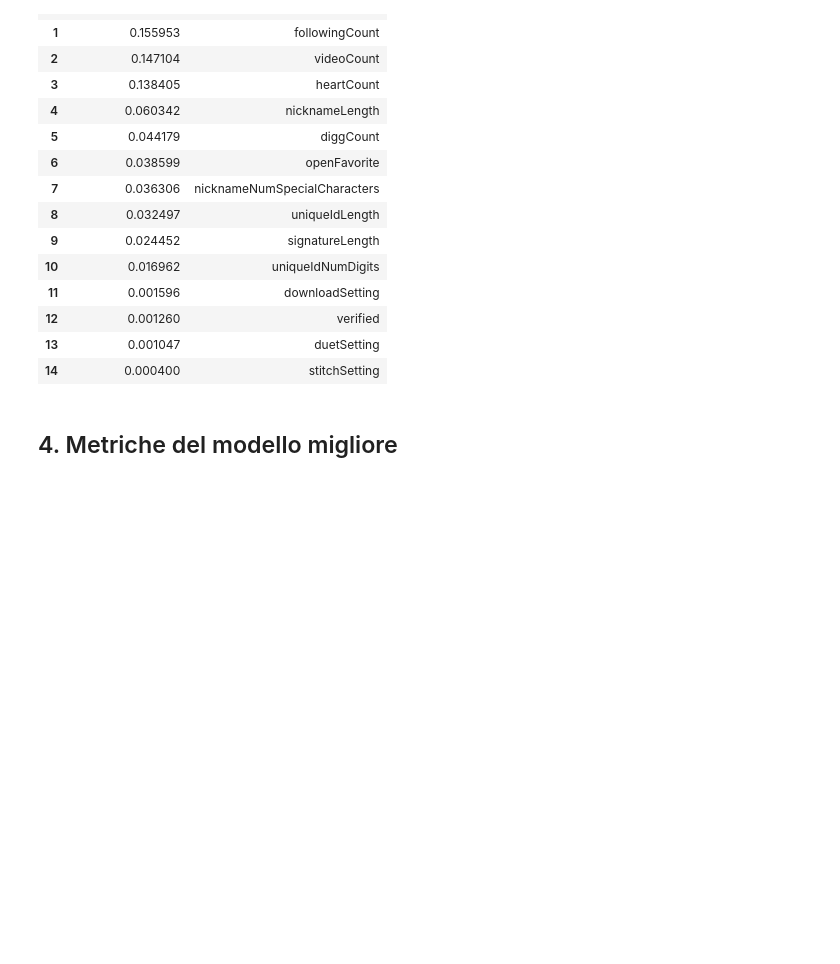
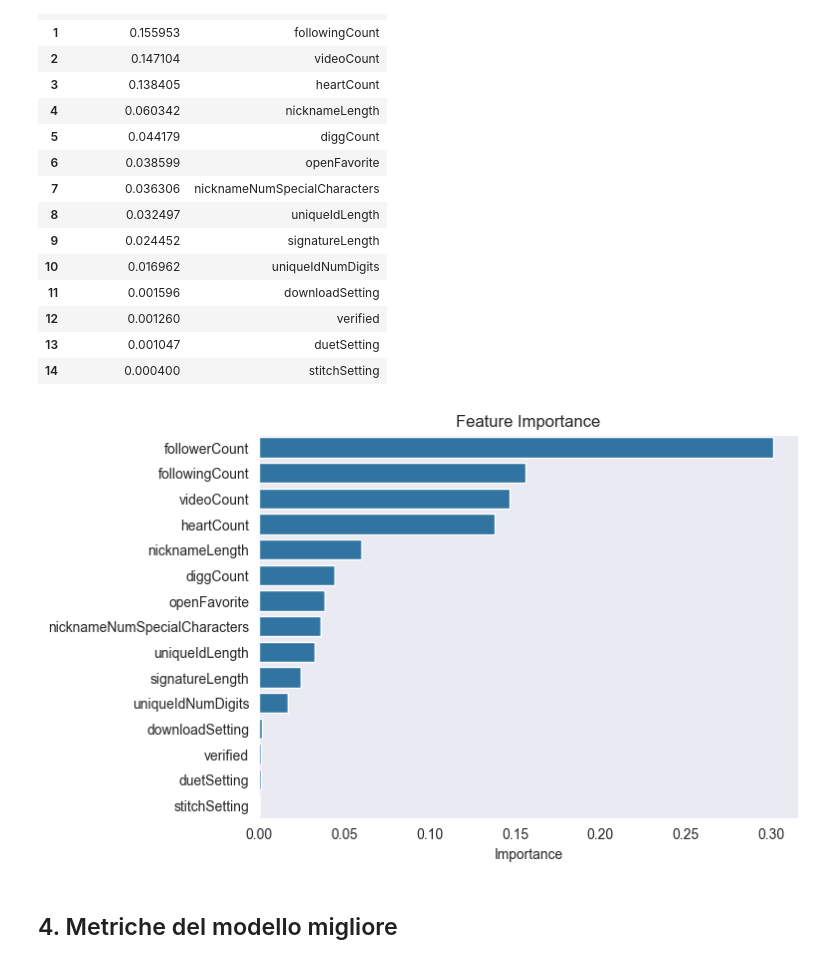
Before and after one commit to raffaele-aurucci/Fake-TikTok-Account-Detection, a Jupyter notebook: classifiers/random_forest.ipynb, the cells around one changed output. Saved outputs shown, nothing was run; the diff lists cells and outputs as text; code cells hidden in the pictures; blank space fills up the shorter version.

Commit message:
add barplot for feature importance and random state in RF, SVM without hyperparameters

```diff
--- a/classifiers/random_forest.ipynb
+++ b/classifiers/random_forest.ipynb
@@ -129,6 +129,16 @@ df_feature_importances_sorted
 | 12 | 0.001260 | verified |
 | 13 | 0.001047 | duetSetting |
 | 14 | 0.000400 | stitchSetting |
+# %%
+plt.figure(figsize=(7, 5))
+sns.barplot(x='featureImportance', y='attribute', data=df_feature_importances_sorted)
+plt.title('Feature Importance')
+plt.xlabel('Importance')
+plt.ylabel('')
+plt.grid(False)
+plt.show()
+# %% [output]
+[figure, added]
 # %% [markdown]
 ## 4. Metriche del modello migliore
 # %% [markdown]
```
Also changed, not shown: parts of 3 cells of this notebook, 2 other files.
